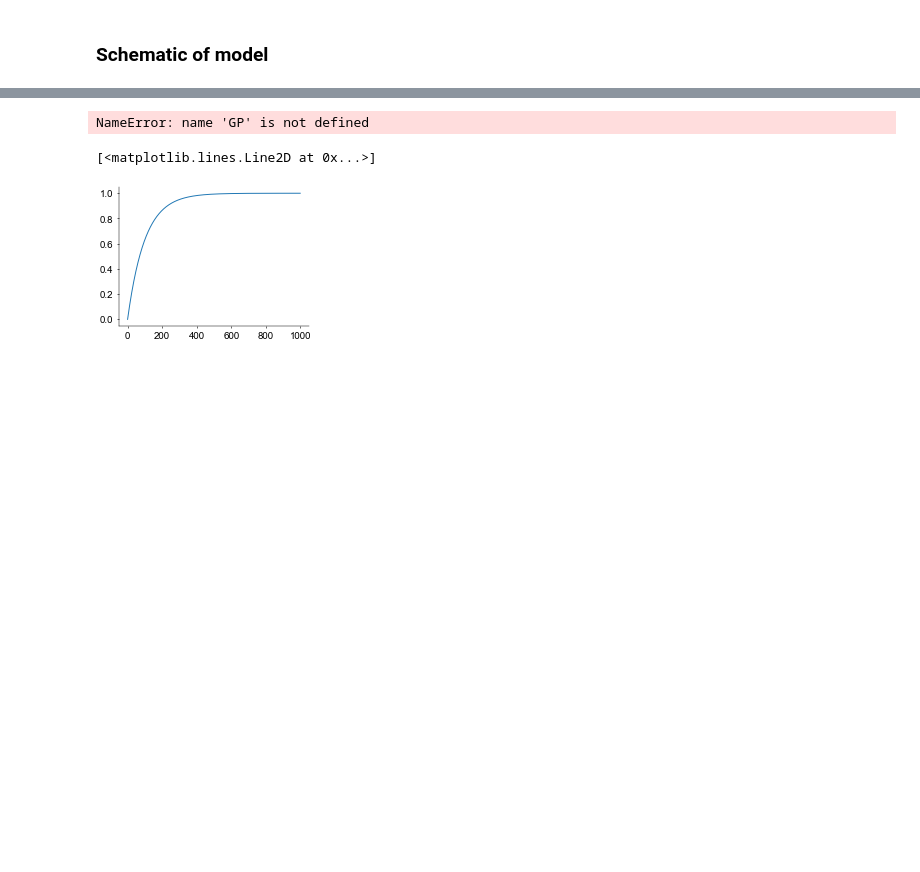
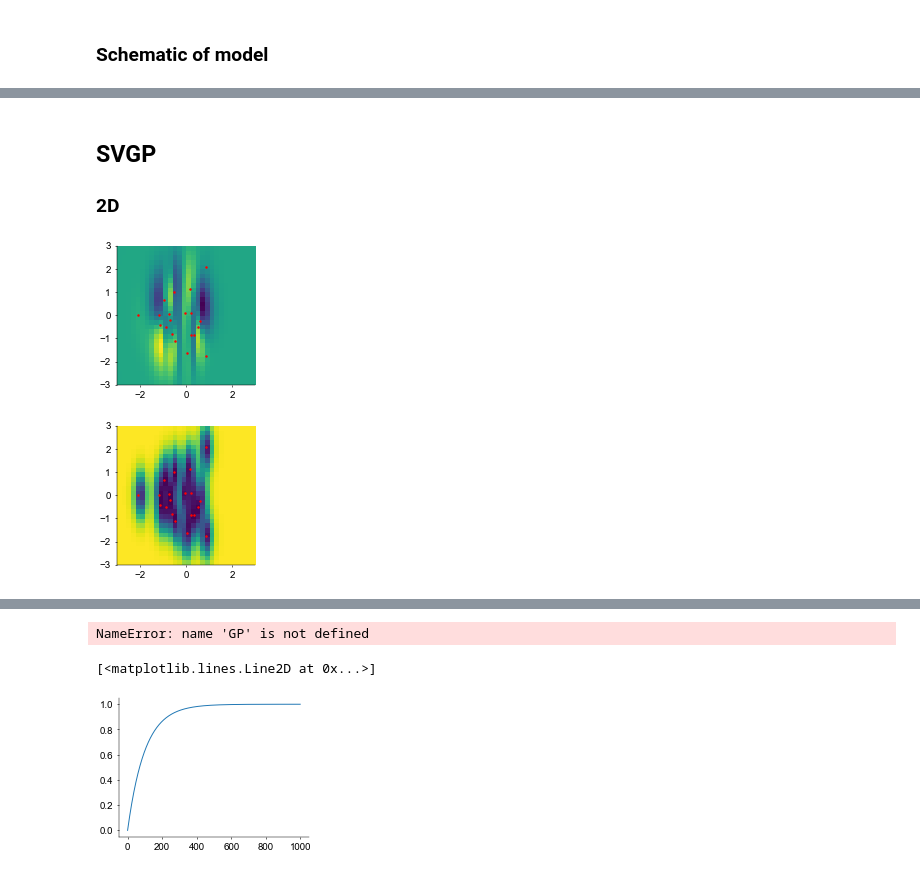
Before and after one commit to davindicode/nonparametric-nonrenewal-process, a Jupyter notebook: notebooks/plots.ipynb, the cells around one changed output, grey strips where cells are left out. Drawn from its saved outputs; the diff is of its cells as text; code cells hidden in the pictures; blank space fills up the shorter version.

Commit message:
qSVGP model

```diff
--- a/notebooks/plots.ipynb
+++ b/notebooks/plots.ipynb
@@ -353,0 +86,14 @@ plt.show()
+# %% [markdown]
+<a id='svgp'></a>
+## SVGP
+
+### 2D
+# %%
+x_dims = 2
+f_dims = 3
+
+jitter = 1e-12
+
+n_samp = 10
+
+prng_state = jax.random.PRNGKey(123)
@@ -353,0 +137,39 @@ plt.show()
+# %%
+prng_state, _ = jr.split(prng_state)
+
+xx = np.meshgrid(*[np.linspace(-3, 3, 30) for _ in range(x_dims)])
+xx = jnp.stack(xx, axis=-1)
+
+or_shape = xx.shape[:-1]
+xx = xx.reshape(1, 1, -1, x_dims)  # (samp, out_dims, evals, x_dim)
+xx_samp = xx.repeat(n_samp, axis=0)
+
+pf_x = svgp.sample_prior(prng_state, xx_samp, jitter)  # (samp, f_dim, evals)
+pf_x = pf_x.reshape(n_samp, f_dims, *or_shape)
+
+qf_x, KL = svgp.sample_posterior(prng_state, xx_samp, jitter, compute_KL=True)  # (samp, f_dim, evals)
+qf_x = qf_x.reshape(n_samp, f_dims, *or_shape)
+
+qf_m, qf_c, _, _ = svgp.evaluate_posterior(
+    xx, mean_only=False, diag_cov=True, compute_KL=False, compute_aux=False, jitter=0.)
+
+qf_m = qf_m.reshape(f_dims, *or_shape)
+qf_c = qf_c.reshape(f_dims, *or_shape)
+# %%
+trs = [2, 3]
+n = 0
+
+plt.imshow(qf_m[n, ...], extent=[-3, 3, -3, 3], origin='lower', cmap='viridis')
+plt.scatter(induc_locs[n, :, 0], induc_locs[n, :, 1], marker='.', color='r')
+plt.xlim([-3, 3])
+plt.ylim([-3, 3])
+plt.show()
+
+plt.imshow(qf_c[n, ...], extent=[-3, 3, -3, 3], origin='lower', cmap='viridis')
+plt.scatter(induc_locs[n, :, 0], induc_locs[n, :, 1], marker='.', color='r')
+plt.xlim([-3, 3])
+plt.ylim([-3, 3])
+plt.show()
+# %% [output]
+[figure, added]
+[figure, added]
```
Also changed, not shown: parts of 21 cells of this notebook, 18 other files.
